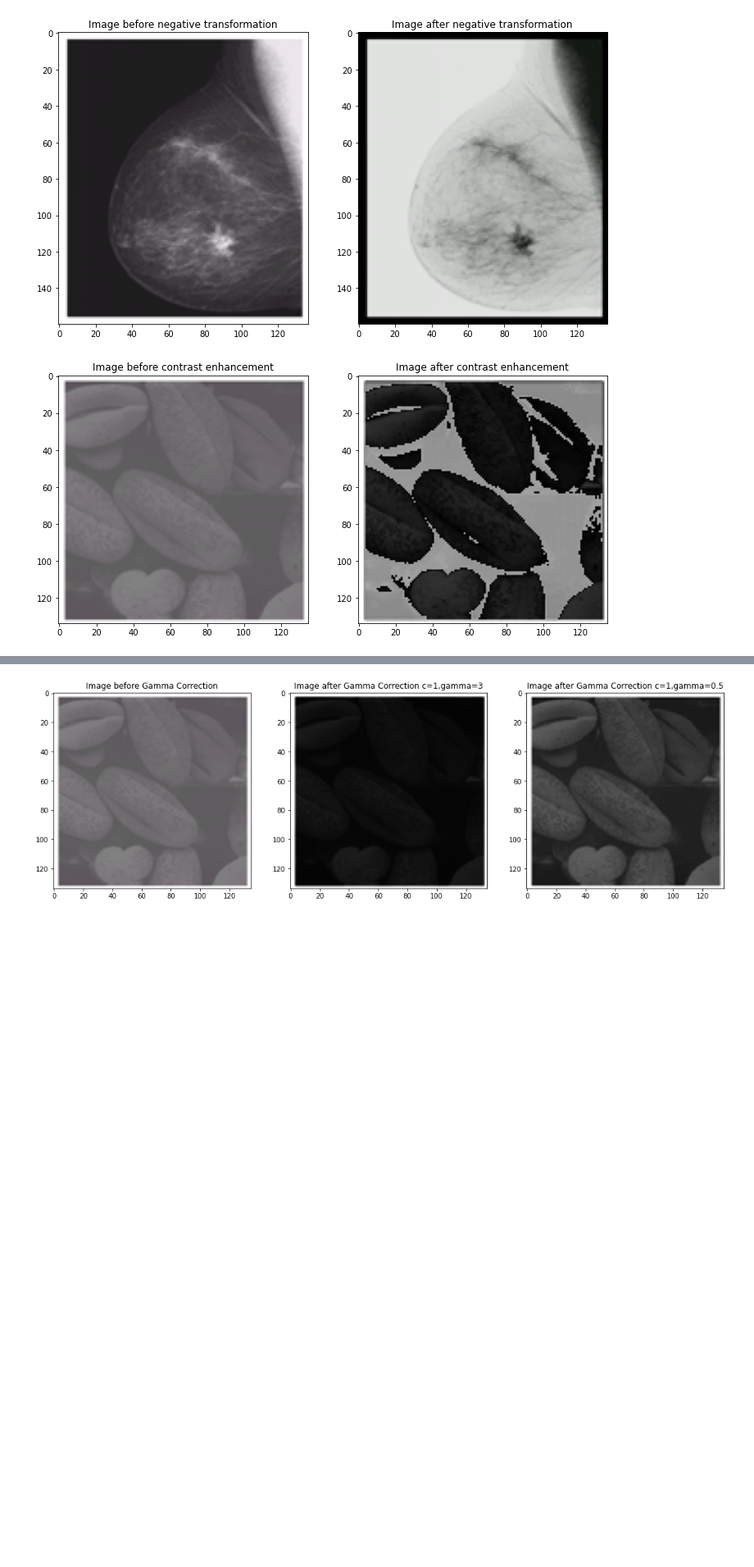
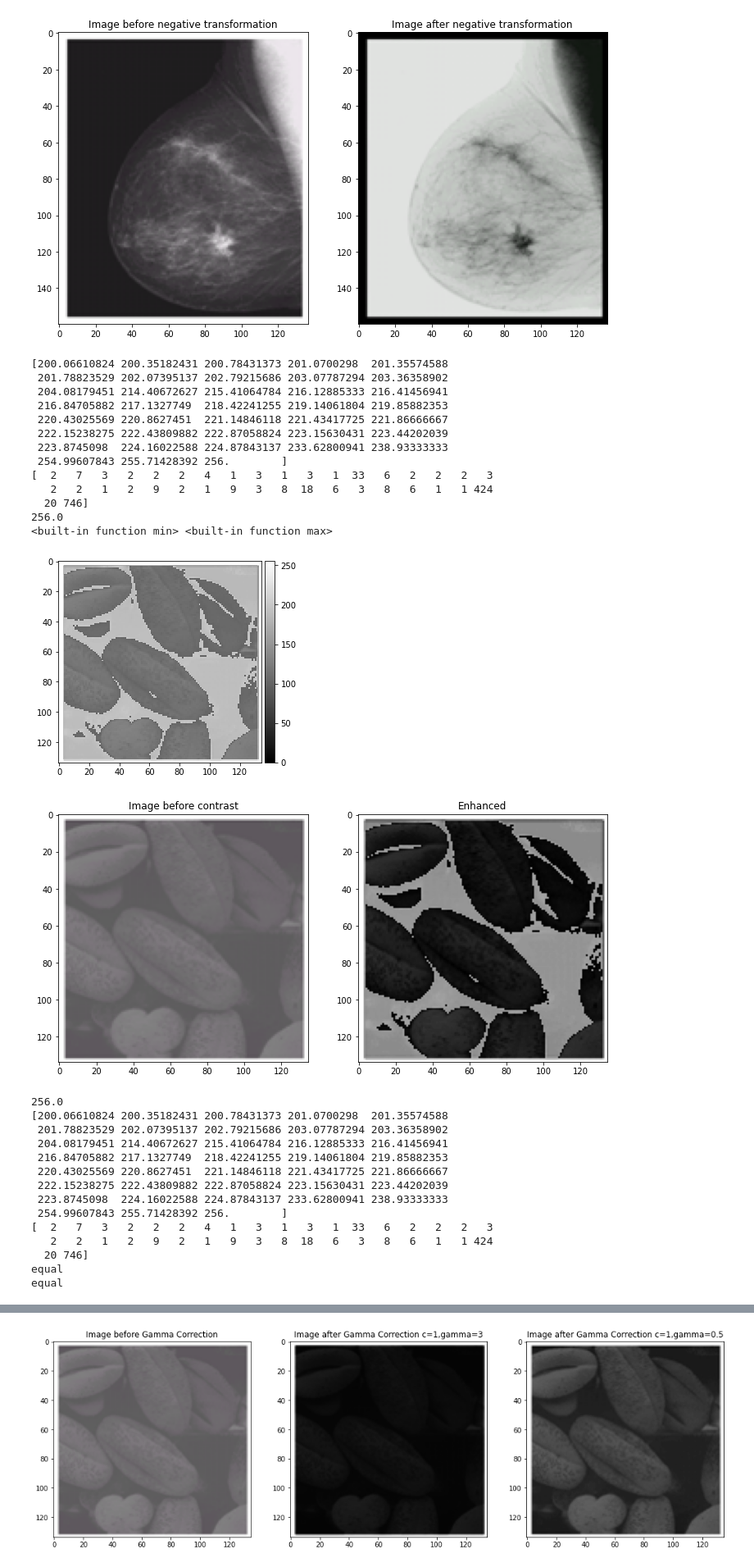
Before and after one commit to norhanreda/solutions-of-image-processing-labs, a Jupyter notebook: lab4/lab04-ContrastEnhancement-std/Lab4/Lab4_STD.ipynb, the cells around one changed output, grey strips where cells are left out. Shown at 82% size. Saved outputs shown, nothing was run; the diff lists cells and outputs as text; code cells hidden in the pictures; blank space fills up the shorter version.

```diff
--- a/lab4/lab04-ContrastEnhancement-std/Lab4/Lab4_STD.ipynb
+++ b/lab4/lab04-ContrastEnhancement-std/Lab4/Lab4_STD.ipynb
@@ -63,40 +63,82 @@ show_images([image,negative_image],['Image before negative transformation','Imag
 # %%
 '''
 2
 Contrast Enhancement
 '''
 
 # Define function ‘Contrast_enhancement’ that Stretches the grey levels in the
 # range 0 to 100 into the range 50 – 200 and leaves other levels non changed.
 # What is the equation???
 # hint: draw the spectrum of levels to know the equation, use for loops and if
 # statements(or matrix conditional indexing which is faster but a little tricky) in
 # the implementation.
 
 # (r1,s1)=>(0,50)
 # (r2,s2)=>(100,200)
 # y=ax+b, slope=(y2-y1)/(x2-x1)=(200-50)/(100-0)=1.5,b=y when x=0 b=50
 # y=1.5x+50
 
 # np.where(condition,x,y)
 # if condition is true, take x
 # else take y
 
 
-def Contrast_enhancement(image):
-    grey_image=rgb2gray(image)
-#     print(grey_image)
-    grey_image = np.where(grey_image<=100/255,grey_image*3/2+50/255,grey_image)
-#     print(grey_image)
-    return grey_image
+def Contrast_enhancement(imagePath):
+    image = io.imread(imagePath)[:,:,:3]
+    streched_image=rgb2gray(image)
 
-# Read image ‘Picture2.png’
-image = io.imread('imgs\picture2.png')[:,:,:3]
+    streched_image.astype(np.uint8)
+    streched_image=streched_image*256
+    ar_unique1, i1 = np.unique(streched_image[streched_image>200], return_counts=True)
+    print(ar_unique1)
+    print(i1)
+    s=np.copy(streched_image)
+    print(np.max(streched_image))
+    # 256 not 255
+    print(min,max)
+    streched_image = np.where(streched_image<=100,streched_image*1.5+50,streched_image)
+    io.imshow(streched_image,cmap="gray",vmin=0,vmax=256)
+    io.show()
+    show_images([image,streched_image],['Image before contrast',"Enhanced"])
+    print(np.max(streched_image))
+    showHist(s)
+    showHist(streched_image)
+    ar_unique2, i2 = np.unique(streched_image[streched_image>200], return_counts=True)
+    print(ar_unique2)
+    print(i2)
+    if(np.array_equal(ar_unique1,ar_unique2)):
+      print('equal')
+    if(np.array_equal(i1,i2)):
+      print('equal')
 
-#Call the function and apply it on the image ‘Picture2.png’
-stretched_image=Contrast_enhancement(image)
-
-#Display the image before and after transformation in the same figure.
-show_images([image,stretched_image],['Image before contrast enhancement','Image after contrast enhancement'])
+Contrast_enhancement('imgs\picture2.png')
 # %% [output]
+[200.06610824 200.35182431 200.78431373 201.0700298  201.35574588
+ 201.78823529 202.07395137 202.79215686 203.07787294 203.36358902
+ 204.08179451 214.40672627 215.41064784 216.12885333 216.41456941
+ 216.84705882 217.1327749  218.42241255 219.14061804 219.85882353
+ 220.43025569 220.8627451  221.14846118 221.43417725 221.86666667
+ 222.15238275 222.43809882 222.87058824 223.15630431 223.44202039
+ 223.8745098  224.16022588 224.87843137 233.62800941 238.93333333
+ 254.99607843 255.71428392 256.        ]
+[  2   7   3   2   2   2   4   1   3   1   3   1  33   6   2   2   2   3
+   2   2   1   2   9   2   1   9   3   8  18   6   3   8   6   1   1 424
+  20 746]
+256.0
+<built-in function min> <built-in function max>
-[figure, old version]
+[figure, new version]
+[figure, added]
+256.0
+[200.06610824 200.35182431 200.78431373 201.0700298  201.35574588
+ 201.78823529 202.07395137 202.79215686 203.07787294 203.36358902
+ 204.08179451 214.40672627 215.41064784 216.12885333 216.41456941
+ 216.84705882 217.1327749  218.42241255 219.14061804 219.85882353
+ 220.43025569 220.8627451  221.14846118 221.43417725 221.86666667
+ 222.15238275 222.43809882 222.87058824 223.15630431 223.44202039
+ 223.8745098  224.16022588 224.87843137 233.62800941 238.93333333
+ 254.99607843 255.71428392 256.        ]
+[  2   7   3   2   2   2   4   1   3   1   3   1  33   6   2   2   2   3
+   2   2   1   2   9   2   1   9   3   8  18   6   3   8   6   1   1 424
+  20 746]
+equal
+equal
```
Also changed, not shown: parts of 1 cell of this notebook, 1 other file.
